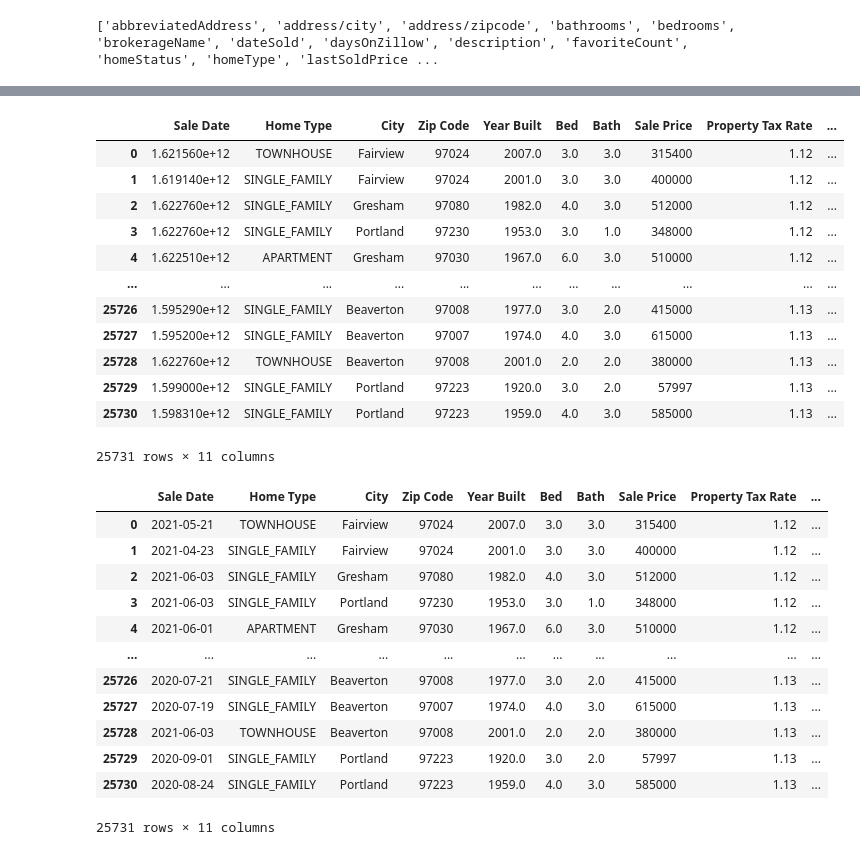
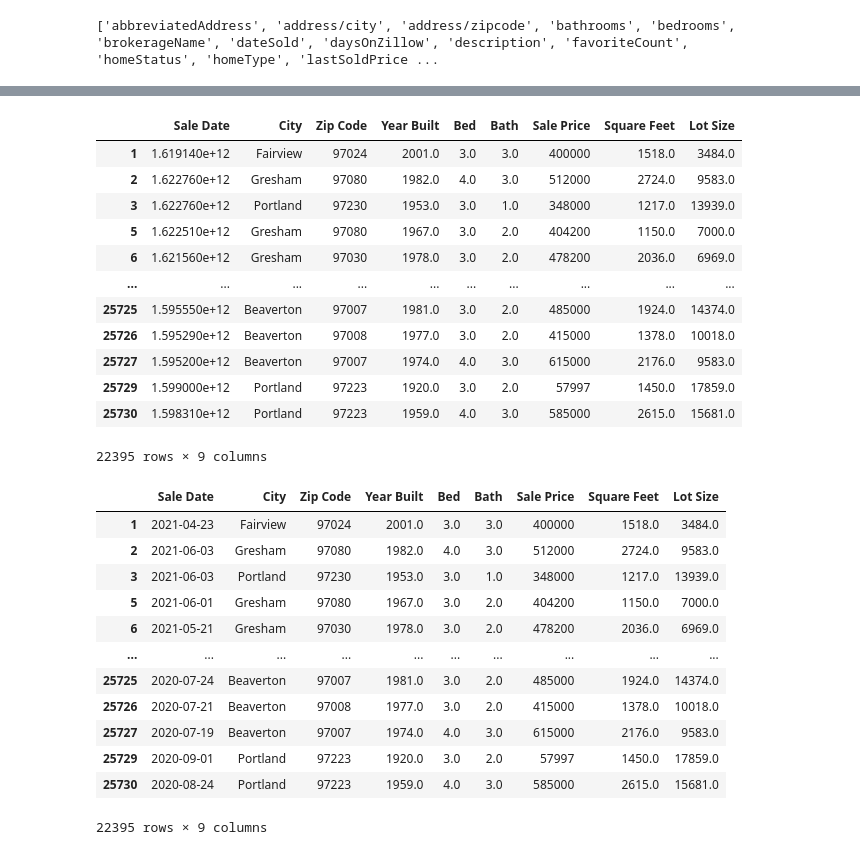
Before and after one commit to chrissnead/Home_Value_Analysis, a Jupyter notebook: Portland_House_Sales.ipynb, the cells around one changed output, grey strips where cells are left out. Saved outputs shown, nothing was run; the diff lists cells and outputs as text; code cells hidden in the pictures.

```diff
--- a/Portland_House_Sales.ipynb
+++ b/Portland_House_Sales.ipynb
@@ -33,7 +33,7 @@ print(housing_df.columns.tolist())
 # Create new DataFrame for cleaning data
 clean_housing_df = housing_df
 
-# Drop unnecessary columns by column index
+# Drop unnecessary columns
 clean_housing_df.drop(clean_housing_df.columns[[0, 5, 7, 8, 9,
                                                 10, 12, 13, 15, 17,
                                                 18, 143, 342, 347]], axis=1, inplace=True)
@@ -43,6 +43,10 @@ clean_housing_df.drop(list(clean_housing_df.filter(regex='schools')), axis=1, in
 clean_housing_df.drop(list(clean_housing_df.filter(regex='estimate')), axis=1, inplace=True)
 clean_housing_df.drop(list(clean_housing_df.filter(regex='solar')), axis=1, inplace=True)
 clean_housing_df.drop(list(clean_housing_df.filter(regex='reso')), axis=1, inplace=True)
+clean_housing_df.drop(list(clean_housing_df.filter(regex='propertyTaxRate')), axis=1, inplace=True)
+
+# Drop all Home Types except Single Family
+clean_housing_df.drop(clean_housing_df[clean_housing_df.homeType!='SINGLE_FAMILY'].index, inplace=True)
 
 clean_housing_df
 # %% [output]
@@ -61,0 +66,5 @@ clean_housing_df
+# %%
+# Drop homeType once all home types are removed other than Single Family
+clean_housing_df.drop(list(clean_housing_df.filter(regex='homeType')), axis=1, inplace=True)
+
+clean_housing_df
@@ -62,33 +85,32 @@ clean_housing_df
 # %%
 # Rename columns
 clean_housing_df = clean_housing_df.rename(columns={'address/city':'City', 'address/zipcode':'Zip Code',
                                                     'bathrooms':'Bath', 'bedrooms':'Bed',
-                                                    'dateSold':'Sale Date', 'homeType':'Home Type',
-                                                    'livingArea':'Square Feet', 'lotSize':'Lot Size',
-                                                    'price':'Sale Price', 'propertyTaxRate':'Property Tax Rate',
+                                                    'dateSold':'Sale Date', 'livingArea':'Square Feet',
+                                                    'lotSize':'Lot Size', 'price':'Sale Price',
                                                     'yearBuilt':'Year Built'})
 
 # Reorder columns
-clean_housing_df = clean_housing_df[['Sale Date', 'Home Type', 'City',
+clean_housing_df = clean_housing_df[['Sale Date', 'City',
                                      'Zip Code', 'Year Built', 'Bed',
-                                     'Bath', 'Sale Price', 'Property Tax Rate',
+                                     'Bath', 'Sale Price',
                                      'Square Feet', 'Lot Size']]
 
 clean_housing_df
 # %% [output]
-|  | Sale Date | Home Type | City | Zip Code | Year Built | Bed | Bath | Sale Price | Property Tax Rate | ... |
-| 0 | 1.621560e+12 | TOWNHOUSE | Fairview | 97024 | 2007.0 | 3.0 | 3.0 | 315400 | 1.12 | ... |
-| 1 | 1.619140e+12 | SINGLE_FAMILY | Fairview | 97024 | 2001.0 | 3.0 | 3.0 | 400000 | 1.12 | ... |
-| 2 | 1.622760e+12 | SINGLE_FAMILY | Gresham | 97080 | 1982.0 | 4.0 | 3.0 | 512000 | 1.12 | ... |
-| 3 | 1.622760e+12 | SINGLE_FAMILY | Portland | 97230 | 1953.0 | 3.0 | 1.0 | 348000 | 1.12 | ... |
-| 4 | 1.622510e+12 | APARTMENT | Gresham | 97030 | 1967.0 | 6.0 | 3.0 | 510000 | 1.12 | ... |
-| ... | ... | ... | ... | ... | ... | ... | ... | ... | ... | ... |
-| 25726 | 1.595290e+12 | SINGLE_FAMILY | Beaverton | 97008 | 1977.0 | 3.0 | 2.0 | 415000 | 1.13 | ... |
-| 25727 | 1.595200e+12 | SINGLE_FAMILY | Beaverton | 97007 | 1974.0 | 4.0 | 3.0 | 615000 | 1.13 | ... |
-| 25728 | 1.622760e+12 | TOWNHOUSE | Beaverton | 97008 | 2001.0 | 2.0 | 2.0 | 380000 | 1.13 | ... |
-| 25729 | 1.599000e+12 | SINGLE_FAMILY | Portland | 97223 | 1920.0 | 3.0 | 2.0 | 57997 | 1.13 | ... |
-| 25730 | 1.598310e+12 | SINGLE_FAMILY | Portland | 97223 | 1959.0 | 4.0 | 3.0 | 585000 | 1.13 | ... |
+|  | Sale Date | City | Zip Code | Year Built | Bed | Bath | Sale Price | Square Feet | Lot Size |
+| 1 | 1.619140e+12 | Fairview | 97024 | 2001.0 | 3.0 | 3.0 | 400000 | 1518.0 | 3484.0 |
+| 2 | 1.622760e+12 | Gresham | 97080 | 1982.0 | 4.0 | 3.0 | 512000 | 2724.0 | 9583.0 |
+| 3 | 1.622760e+12 | Portland | 97230 | 1953.0 | 3.0 | 1.0 | 348000 | 1217.0 | 13939.0 |
+| 5 | 1.622510e+12 | Gresham | 97080 | 1967.0 | 3.0 | 2.0 | 404200 | 1150.0 | 7000.0 |
+| 6 | 1.621560e+12 | Gresham | 97030 | 1978.0 | 3.0 | 2.0 | 478200 | 2036.0 | 6969.0 |
+| ... | ... | ... | ... | ... | ... | ... | ... | ... | ... |
+| 25725 | 1.595550e+12 | Beaverton | 97007 | 1981.0 | 3.0 | 2.0 | 485000 | 1924.0 | 14374.0 |
+| 25726 | 1.595290e+12 | Beaverton | 97008 | 1977.0 | 3.0 | 2.0 | 415000 | 1378.0 | 10018.0 |
+| 25727 | 1.595200e+12 | Beaverton | 97007 | 1974.0 | 4.0 | 3.0 | 615000 | 2176.0 | 9583.0 |
+| 25729 | 1.599000e+12 | Portland | 97223 | 1920.0 | 3.0 | 2.0 | 57997 | 1450.0 | 17859.0 |
+| 25730 | 1.598310e+12 | Portland | 97223 | 1959.0 | 4.0 | 3.0 | 585000 | 2615.0 | 15681.0 |
-25731 rows × 11 columns
+22395 rows × 9 columns
 # %%
 # Convert Sale Date from unix timestamp to date
 clean_housing_df['Sale Date'] = pd.to_datetime(clean_housing_df['Sale Date'], unit='ms')
@@ -96,19 +118,19 @@ clean_housing_df['Sale Date'] = pd.to_datetime(clean_housing_df['Sale Date']).dt
 
 clean_housing_df
 # %% [output]
-|  | Sale Date | Home Type | City | Zip Code | Year Built | Bed | Bath | Sale Price | Property Tax Rate | ... |
-| 0 | 2021-05-21 | TOWNHOUSE | Fairview | 97024 | 2007.0 | 3.0 | 3.0 | 315400 | 1.12 | ... |
-| 1 | 2021-04-23 | SINGLE_FAMILY | Fairview | 97024 | 2001.0 | 3.0 | 3.0 | 400000 | 1.12 | ... |
-| 2 | 2021-06-03 | SINGLE_FAMILY | Gresham | 97080 | 1982.0 | 4.0 | 3.0 | 512000 | 1.12 | ... |
-| 3 | 2021-06-03 | SINGLE_FAMILY | Portland | 97230 | 1953.0 | 3.0 | 1.0 | 348000 | 1.12 | ... |
-| 4 | 2021-06-01 | APARTMENT | Gresham | 97030 | 1967.0 | 6.0 | 3.0 | 510000 | 1.12 | ... |
-| ... | ... | ... | ... | ... | ... | ... | ... | ... | ... | ... |
-| 25726 | 2020-07-21 | SINGLE_FAMILY | Beaverton | 97008 | 1977.0 | 3.0 | 2.0 | 415000 | 1.13 | ... |
-| 25727 | 2020-07-19 | SINGLE_FAMILY | Beaverton | 97007 | 1974.0 | 4.0 | 3.0 | 615000 | 1.13 | ... |
-| 25728 | 2021-06-03 | TOWNHOUSE | Beaverton | 97008 | 2001.0 | 2.0 | 2.0 | 380000 | 1.13 | ... |
-| 25729 | 2020-09-01 | SINGLE_FAMILY | Portland | 97223 | 1920.0 | 3.0 | 2.0 | 57997 | 1.13 | ... |
-| 25730 | 2020-08-24 | SINGLE_FAMILY | Portland | 97223 | 1959.0 | 4.0 | 3.0 | 585000 | 1.13 | ... |
+|  | Sale Date | City | Zip Code | Year Built | Bed | Bath | Sale Price | Square Feet | Lot Size |
+| 1 | 2021-04-23 | Fairview | 97024 | 2001.0 | 3.0 | 3.0 | 400000 | 1518.0 | 3484.0 |
+| 2 | 2021-06-03 | Gresham | 97080 | 1982.0 | 4.0 | 3.0 | 512000 | 2724.0 | 9583.0 |
+| 3 | 2021-06-03 | Portland | 97230 | 1953.0 | 3.0 | 1.0 | 348000 | 1217.0 | 13939.0 |
+| 5 | 2021-06-01 | Gresham | 97080 | 1967.0 | 3.0 | 2.0 | 404200 | 1150.0 | 7000.0 |
+| 6 | 2021-05-21 | Gresham | 97030 | 1978.0 | 3.0 | 2.0 | 478200 | 2036.0 | 6969.0 |
+| ... | ... | ... | ... | ... | ... | ... | ... | ... | ... |
+| 25725 | 2020-07-24 | Beaverton | 97007 | 1981.0 | 3.0 | 2.0 | 485000 | 1924.0 | 14374.0 |
+| 25726 | 2020-07-21 | Beaverton | 97008 | 1977.0 | 3.0 | 2.0 | 415000 | 1378.0 | 10018.0 |
+| 25727 | 2020-07-19 | Beaverton | 97007 | 1974.0 | 4.0 | 3.0 | 615000 | 2176.0 | 9583.0 |
+| 25729 | 2020-09-01 | Portland | 97223 | 1920.0 | 3.0 | 2.0 | 57997 | 1450.0 | 17859.0 |
+| 25730 | 2020-08-24 | Portland | 97223 | 1959.0 | 4.0 | 3.0 | 585000 | 2615.0 | 15681.0 |
-25731 rows × 11 columns
+22395 rows × 9 columns
 # %%
 clean_housing_df.dtypes
 # %% [output]
```
Also changed, not shown: parts of 12 cells of this notebook.
